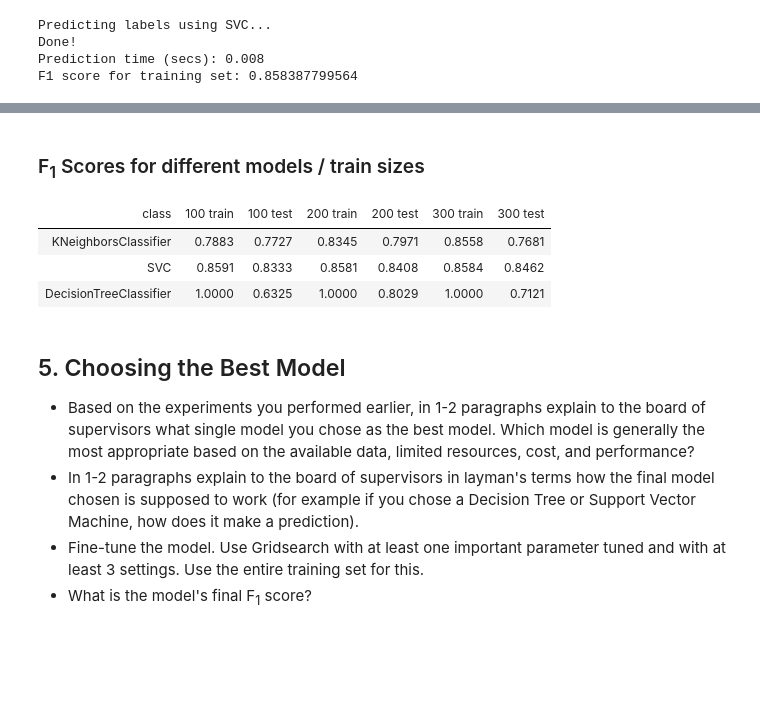
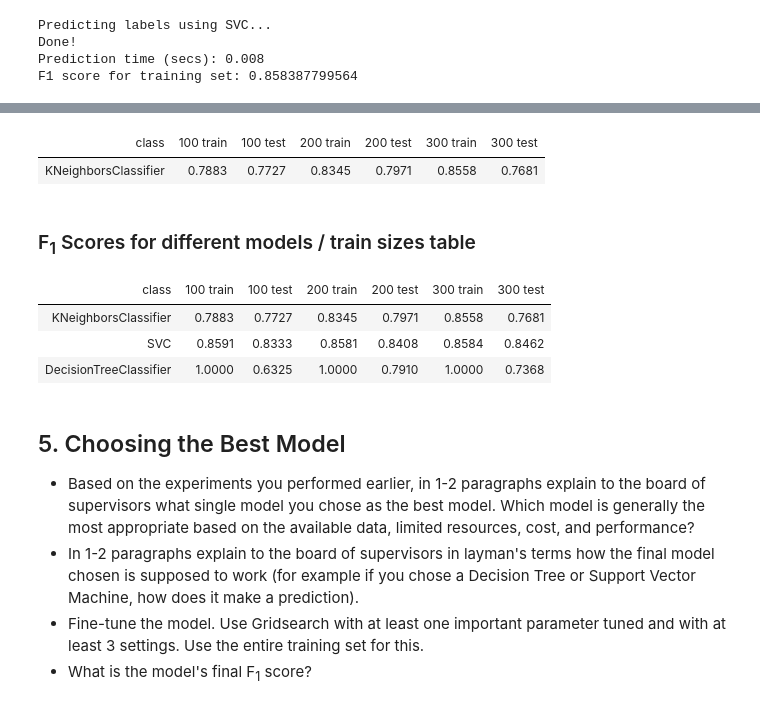
Before and after one commit to adamw523/machine-learning, a Jupyter notebook: projects/student_intervention/student_intervention.ipynb, the cells around one changed output, grey strips where cells are left out. Cells and saved outputs as stored; diff of their text form; code cells hidden in the pictures; blank space fills up the shorter version.

```diff
--- a/projects/student_intervention/student_intervention.ipynb
+++ b/projects/student_intervention/student_intervention.ipynb
@@ -450,33 +490,30 @@ Predicting labels using KNeighborsClassifier...
 Done!
 Prediction time (secs): 0.003
 F1 score for test set: 0.768115942029
+# %%
+output = scores_table_header()
+output += class_results_row(results[klass], klass)
+output += scores_table_footer()
+HTML(output)
+# %% [output]
+| class | 100 train | 100 test | 200 train | 200 test | 300 train | 300 test |
+| KNeighborsClassifier | 0.7883 | 0.7727 | 0.8345 | 0.7971 | 0.8558 | 0.7681 |
 # %% [markdown]
-### F<sub>1</sub> Scores for different models / train sizes
+### F<sub>1</sub> Scores for different models / train sizes table
-# %%
-from IPython.display import HTML
-
-output = "<table><thead><tr><td><strong>class<strong></td>"
-for size in [100, 200, 300]:
-    output += "<td><strong> {} train </strong></td> <td><strong> {} test </strong></td>".format(size, size)
-
-output += "</tr></thead><tbody>"
-
-for klass in results:
-    output += "<tr><td><strong> {} </strong></td>".format(klass)
-    for size in [100, 200, 300]:
-        output += "<td> {:.4f} </td>".format(results[klass][size]['f1_train'])
-#        {:.2f}%".format(grad_rate)
-        output += "<td> {:.4f} </td>".format(results[klass][size]['f1_test'])
-    output += "</tr>"
-
-
-output += "</tbody></table>"
-HTML(output)
-# %% [output]
-| class | 100 train | 100 test | 200 train | 200 test | 300 train | 300 test |
-| KNeighborsClassifier | 0.7883 | 0.7727 | 0.8345 | 0.7971 | 0.8558 | 0.7681 |
-| SVC | 0.8591 | 0.8333 | 0.8581 | 0.8408 | 0.8584 | 0.8462 |
-| DecisionTreeClassifier | 1.0000 | 0.6325 | 1.0000 | 0.8029 | 1.0000 | 0.7121 |
+# %%
+output = scores_table_header()
+
+for klass in results:
+    output += class_results_row(results[klass], klass)
+
+output += scores_table_footer()
+
+HTML(output)
+# %% [output]
+| class | 100 train | 100 test | 200 train | 200 test | 300 train | 300 test |
+| KNeighborsClassifier | 0.7883 | 0.7727 | 0.8345 | 0.7971 | 0.8558 | 0.7681 |
+| SVC | 0.8591 | 0.8333 | 0.8581 | 0.8408 | 0.8584 | 0.8462 |
+| DecisionTreeClassifier | 1.0000 | 0.6325 | 1.0000 | 0.7910 | 1.0000 | 0.7368 |
 # %% [markdown]
 
 ## 5. Choosing the Best Model
```
Also changed, not shown: parts of 21 cells of this notebook.
